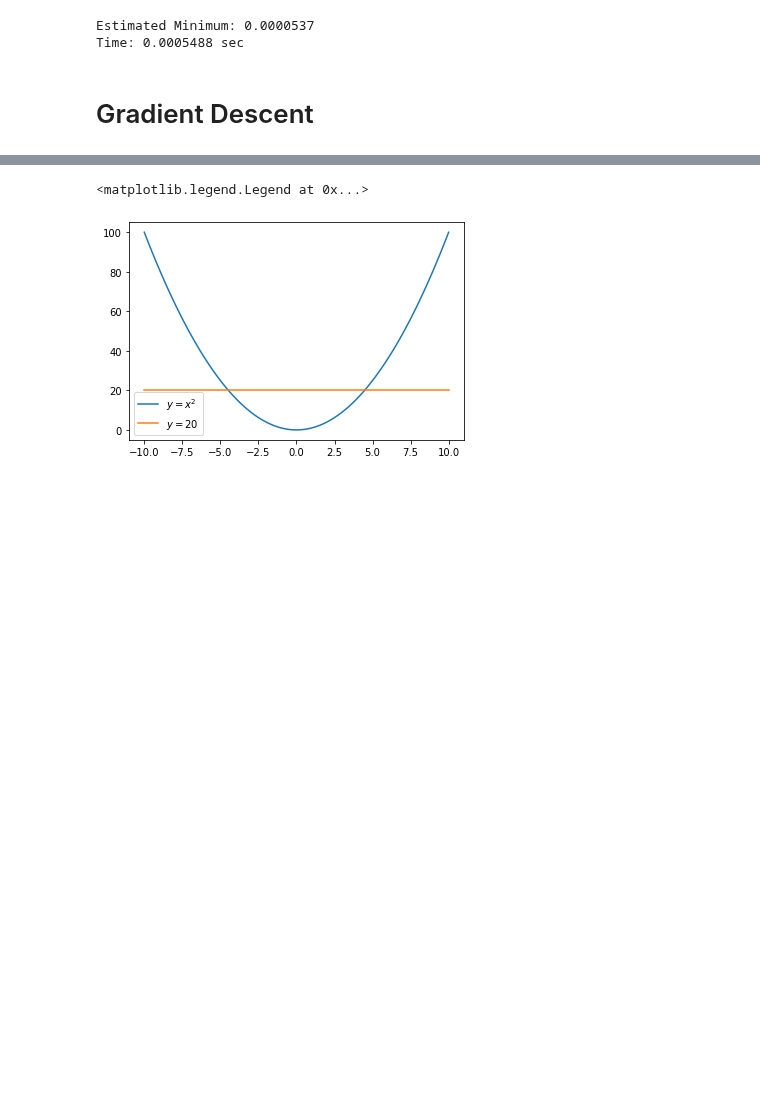
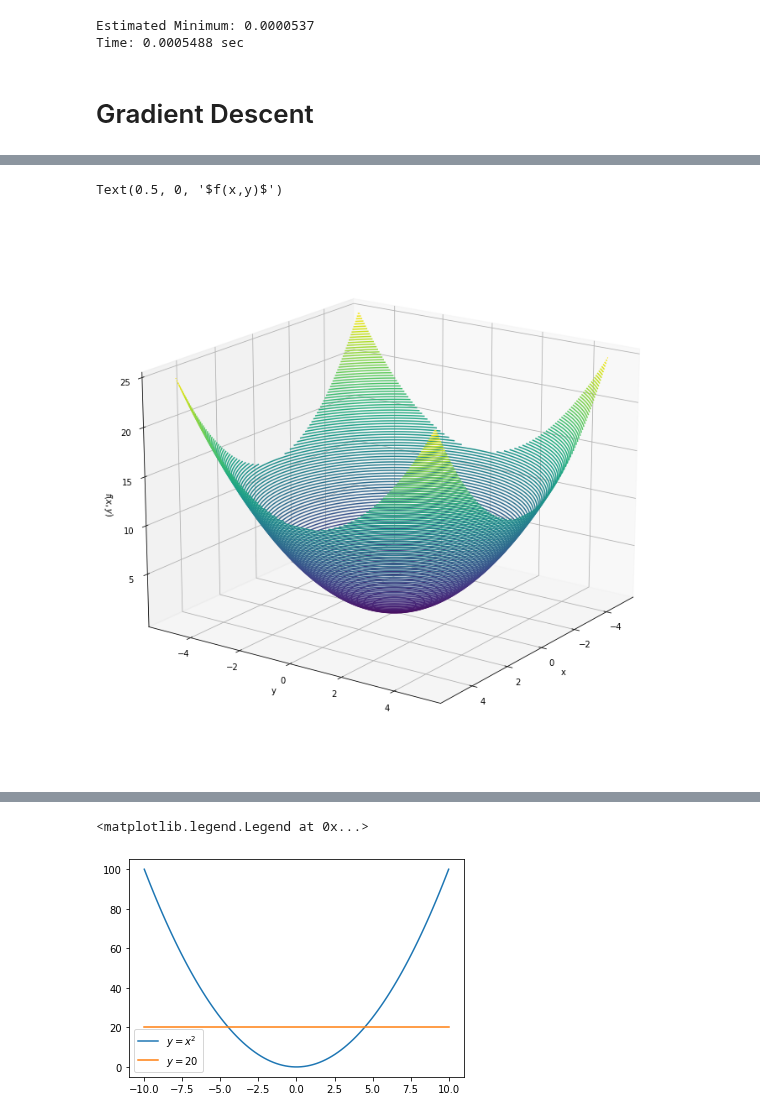
Before and after one commit to mindful-math/Stat_Notes, a Jupyter notebook: Optimization.ipynb, the cells around one changed output, grey strips where cells are left out. Cells and saved outputs as stored; diff of their text form; code cells hidden in the pictures; blank space fills up the shorter version.

Commit message:
adding visuals

```diff
--- a/Optimization.ipynb
+++ b/Optimization.ipynb
@@ -750,0 +716,16 @@ Clearly $y=x^2$ is unimodal over all of $\mathbb{R}$ and we can see that below.
+# %%
+fig = plt.figure(figsize=(20,12))
+ax = fig.add_subplot(111, projection='3d')
+
+def paraboloid(x, y):
+    return (1 / 2) * (x ** 2 + y ** 2)
+
+x, y = np.meshgrid(np.linspace(-5, 5, 100), np.linspace(-5, 5, 100))
+ax.contour3D(x, y, paraboloid(x,y), 100)
+ax.view_init(18, 35)
+ax.set_xlabel('x')
+ax.set_ylabel('y')
+ax.set_zlabel('$f(x,y)$')
+# %% [output]
+Text(0.5, 0, '$f(x,y)$')
+[figure, added]
```
Also changed, not shown: parts of 25 cells of this notebook.
